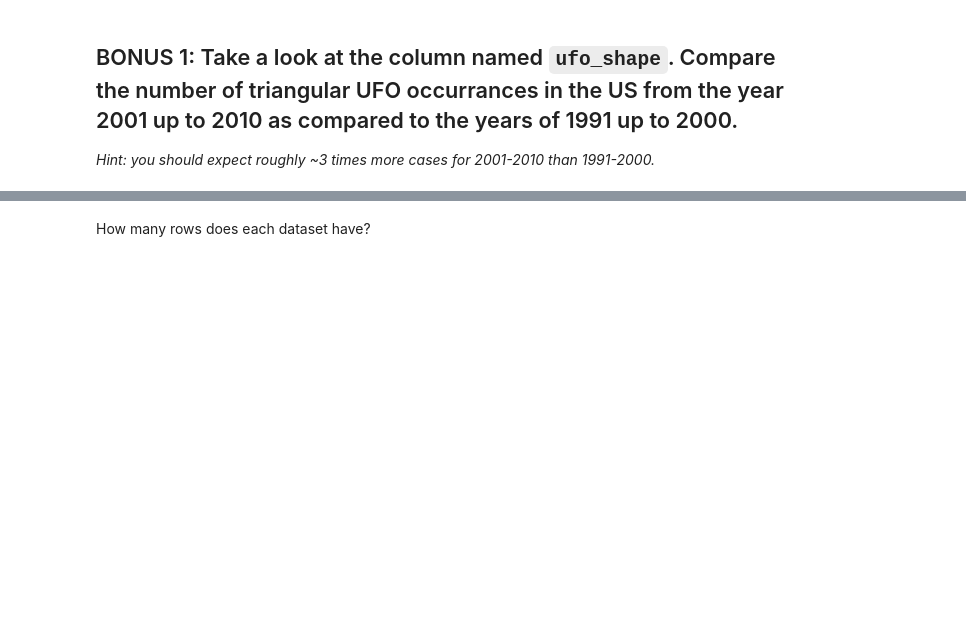
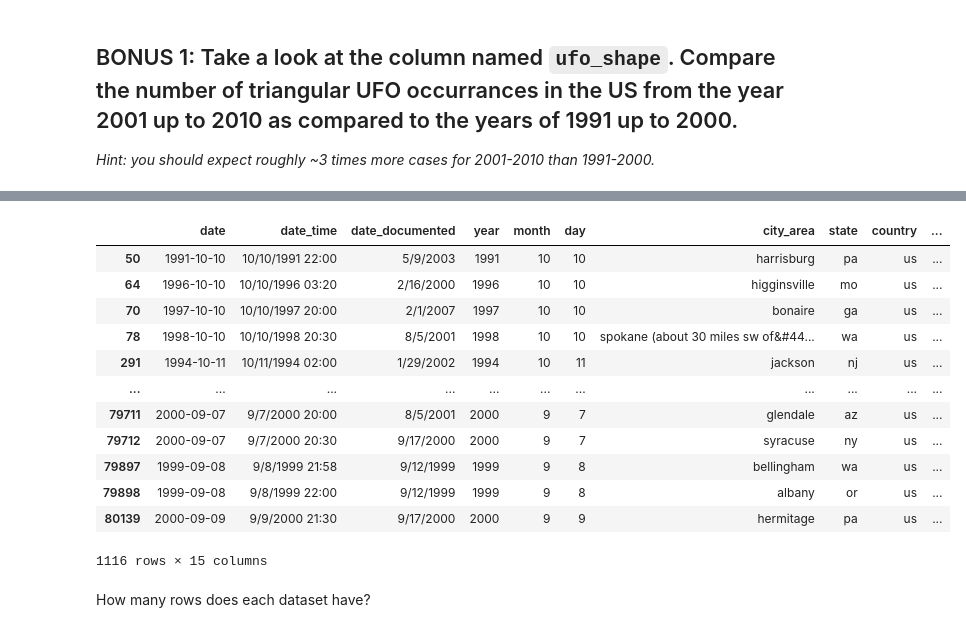
Before and after one commit to samueloh99/IronHack-Labs, a Jupyter notebook: WEEK 7 MODULO 1/Data Manipulation Filtering/Data Manipulation Filtering.ipynb, the cells around one changed output, grey strips where cells are left out. Cells and saved outputs as stored; diff of their text form; code cells hidden in the pictures; blank space fills up the shorter version.

```diff
--- a/WEEK 7 MODULO 1/Data Manipulation Filtering/Data Manipulation Filtering.ipynb
+++ b/WEEK 7 MODULO 1/Data Manipulation Filtering/Data Manipulation Filtering.ipynb
@@ -149,5 +306,21 @@ Check your results.
 # %%
 # calculate the dataframe from 1991-2000 here
+
+ufo.query('country == "us" and year > 1990 and year <= 2000 and ufo_shape == "triangle"')
+# %% [output]
+|  | date | date_time | date_documented | year | month | day | city_area | state | country | ... |
+| 50 | 1991-10-10 | 10/10/1991 22:00 | 5/9/2003 | 1991 | 10 | 10 | harrisburg | pa | us | ... |
+| 64 | 1996-10-10 | 10/10/1996 03:20 | 2/16/2000 | 1996 | 10 | 10 | higginsville | mo | us | ... |
+| 70 | 1997-10-10 | 10/10/1997 20:00 | 2/1/2007 | 1997 | 10 | 10 | bonaire | ga | us | ... |
+| 78 | 1998-10-10 | 10/10/1998 20:30 | 8/5/2001 | 1998 | 10 | 10 | spokane (about 30 miles sw of&#44... | wa | us | ... |
+| 291 | 1994-10-11 | 10/11/1994 02:00 | 1/29/2002 | 1994 | 10 | 11 | jackson | nj | us | ... |
+| ... | ... | ... | ... | ... | ... | ... | ... | ... | ... | ... |
+| 79711 | 2000-09-07 | 9/7/2000 20:00 | 8/5/2001 | 2000 | 9 | 7 | glendale | az | us | ... |
+| 79712 | 2000-09-07 | 9/7/2000 20:30 | 9/17/2000 | 2000 | 9 | 7 | syracuse | ny | us | ... |
+| 79897 | 1999-09-08 | 9/8/1999 21:58 | 9/12/1999 | 1999 | 9 | 8 | bellingham | wa | us | ... |
+| 79898 | 1999-09-08 | 9/8/1999 22:00 | 9/12/1999 | 1999 | 9 | 8 | albany | or | us | ... |
+| 80139 | 2000-09-09 | 9/9/2000 21:30 | 9/17/2000 | 2000 | 9 | 9 | hermitage | pa | us | ... |
+1116 rows × 15 columns
 # %% [markdown]
 How many rows does each dataset have?
 # %% [markdown]
```
Also changed, not shown: parts of 18 cells of this notebook, 5 other files.
